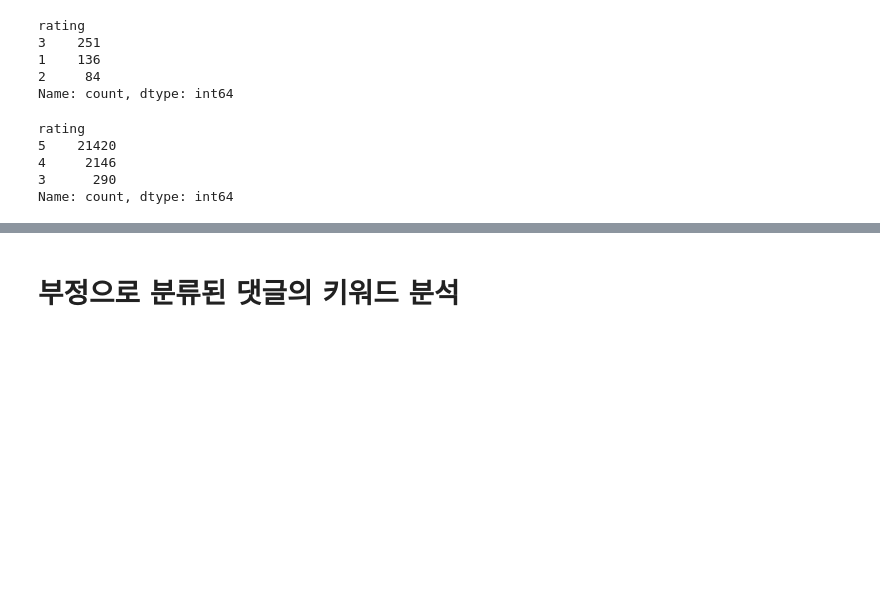
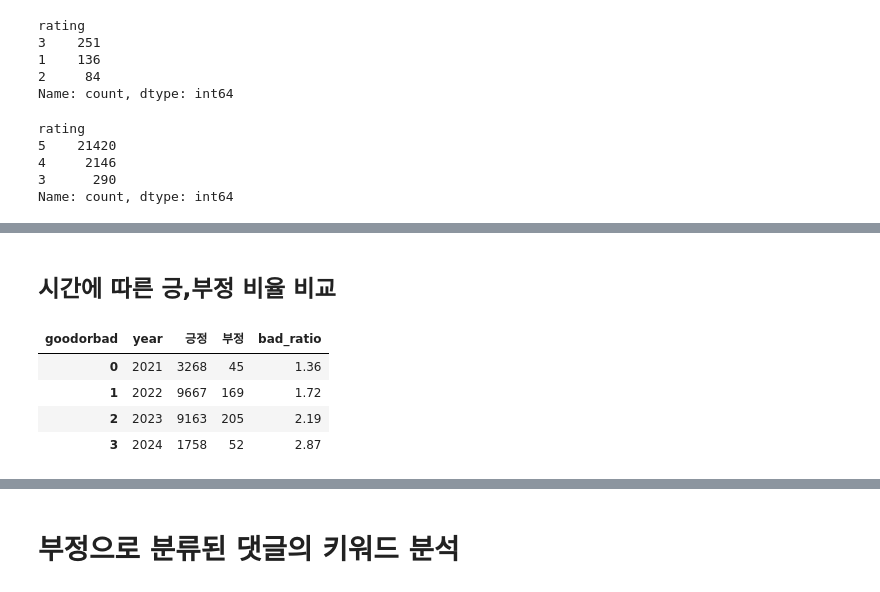
Before and after one commit to nohjuhyeon/AI_LKJ_hubs_fastapi, a Jupyter notebook: data_analysis/tour_pass/jh_tour_pass_review_fourth.ipynb, the cells around one changed output, grey strips where cells are left out. Drawn from its saved outputs; the diff is of its cells as text; code cells hidden in the pictures; blank space fills up the shorter version.

```diff
--- a/data_analysis/tour_pass/jh_tour_pass_review_fourth.ipynb
+++ b/data_analysis/tour_pass/jh_tour_pass_review_fourth.ipynb
@@ -618,0 +604,13 @@ Name: count, dtype: int64
+# %% [markdown]
+## 시간에 따른 긍,부정 비율 비교
+# %%
+pivot_goodorbad_ratio = pd.pivot_table(df_tour_pass_review,index='year',columns='goodorbad',values='content', aggfunc = 'count')
+pivot_goodorbad_ratio = pivot_goodorbad_ratio.reset_index()
+pivot_goodorbad_ratio['bad_ratio'] = round(pivot_goodorbad_ratio['부정']/(pivot_goodorbad_ratio['부정']+pivot_goodorbad_ratio['긍정'])*100,2)
+pivot_goodorbad_ratio
+# %% [output]
+| goodorbad | year | 긍정 | 부정 | bad_ratio |
+| 0 | 2021 | 3268 | 45 | 1.36 |
+| 1 | 2022 | 9667 | 169 | 1.72 |
+| 2 | 2023 | 9163 | 205 | 2.19 |
+| 3 | 2024 | 1758 | 52 | 2.87 |
```
Also changed, not shown: parts of 8 cells of this notebook.
